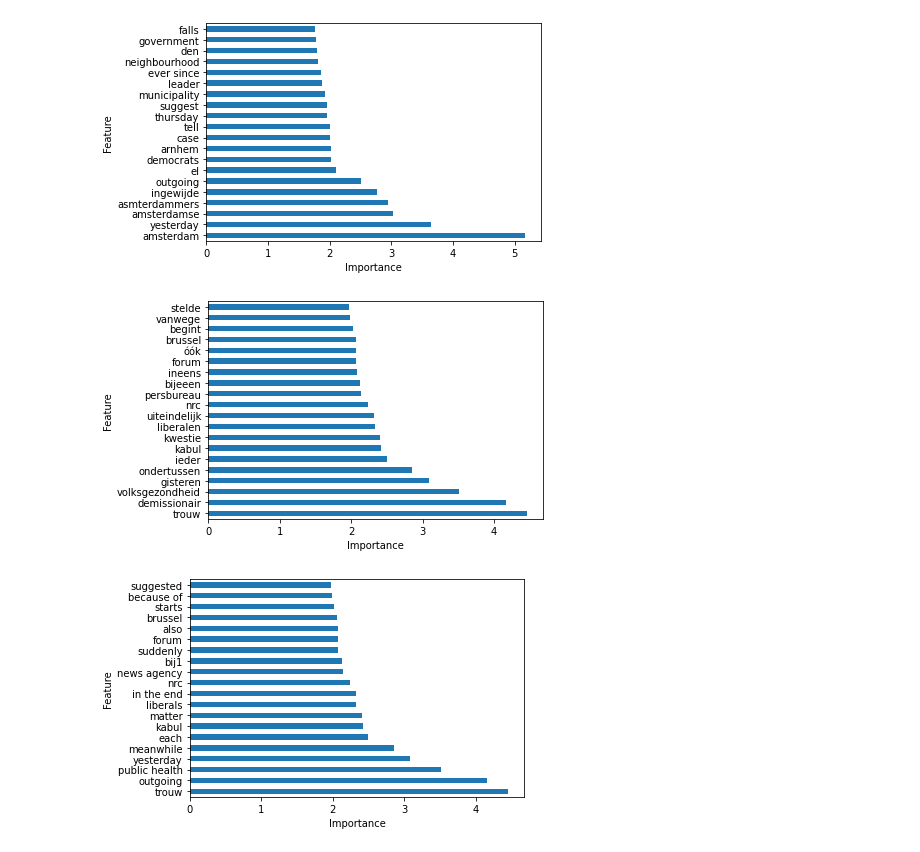
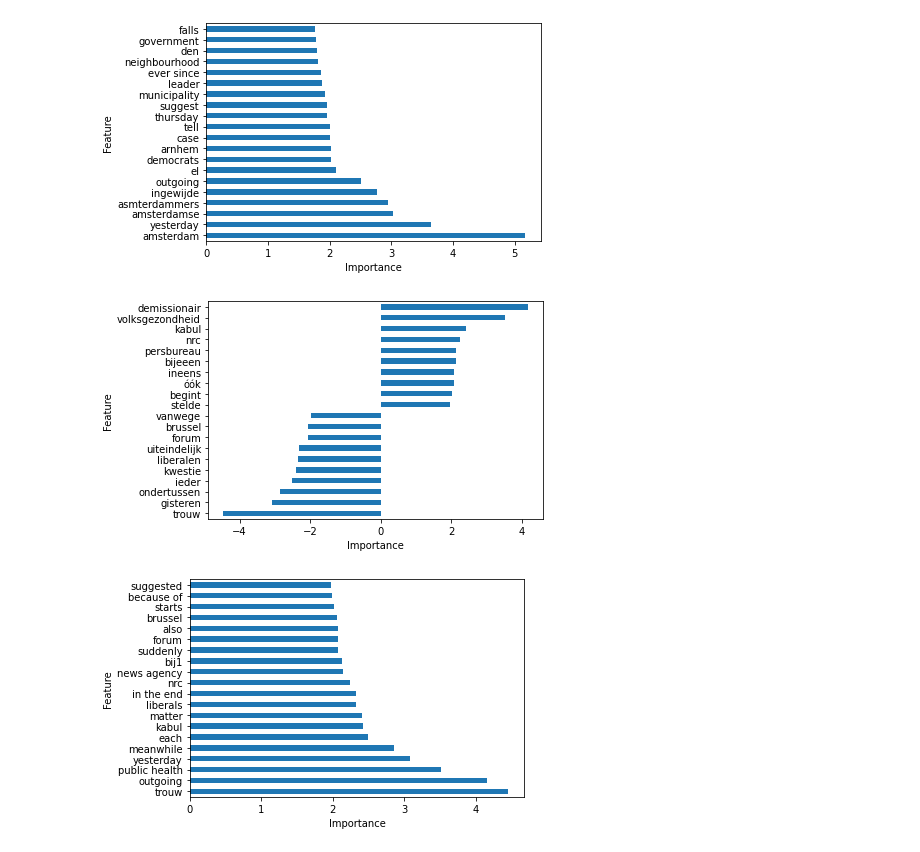
Before and after one commit to Chris-Congleton/MSc-Thesis, a Jupyter notebook: Analysis/2021_SourceClassification.ipynb, the cells around one changed output. Cells and saved outputs as stored; diff of their text form; code cells hidden in the pictures.

```diff
--- a/Analysis/2021_SourceClassification.ipynb
+++ b/Analysis/2021_SourceClassification.ipynb
@@ -355,7 +377,7 @@ print(clf.coef_.shape)
 # %% [output]
 (6, 8104)
 # %%
-clf.decision_function_shape = "ovr"
+clf.decision_function_shape = "ovo"
 # %%
 print(feature_names)
 # %% [output]
@@ -421,12 +443,12 @@ plt.show()
 # %% [output]
 [figure]
 # %%
-ax = pd.Series(abs(clf.coef_[3]), index=feature_names).nlargest(20).plot(kind='barh')
+ax = pd.Series(clf.coef_[3], index=feature_names).nlargest(10).append(pd.Series(clf.coef_[3], index=feature_names).nsmallest(10)).sort_values().plot(kind='barh')
 plt.xlabel("Importance")
 plt.ylabel('Feature')
 plt.show()
 # %% [output]
-[figure, old version]
+[figure, new version]
 # %%
 translated_names = ['trouw', 'outgoing', 'public health', 'yesterday', 'meanwhile', 'each', 'kabul', 'matter', 'liberals', 'in the end', 'nrc', 'news agency', 'bij1', 'suddenly', 'forum', 'also', 'brussel', 'starts', 'because of', 'suggested']
 # %%
```
Also changed, not shown: parts of 9 cells of this notebook.
